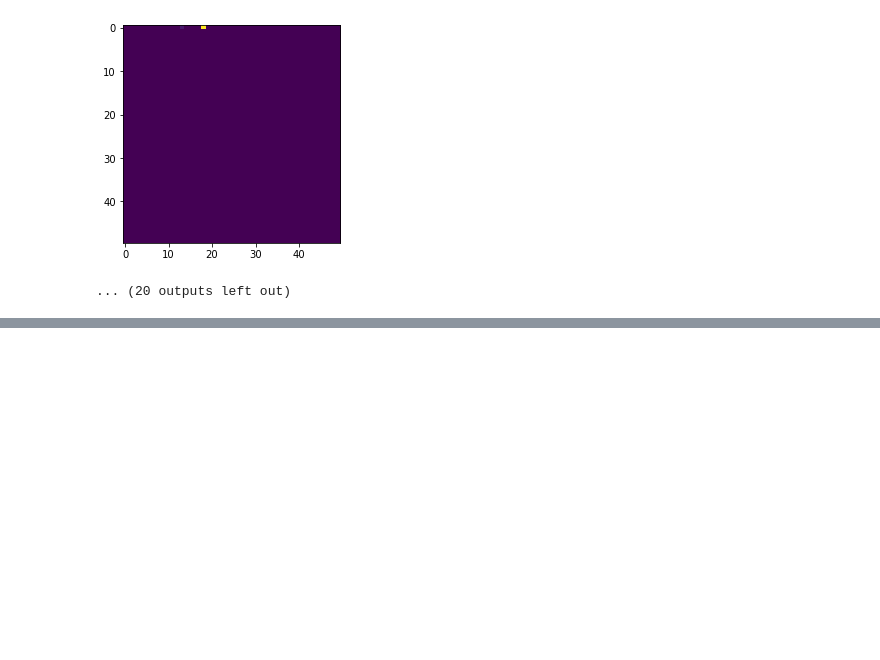
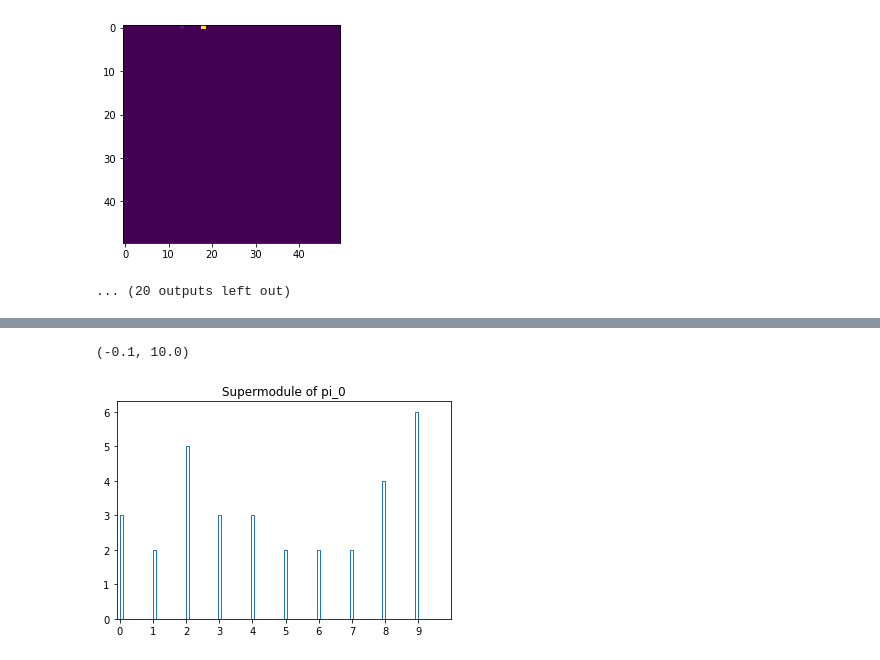
Before and after one commit to jhonerma/ML-Notebooks, a Jupyter notebook: DataQA/ROOT_test.ipynb, the cells around one changed output, grey strips where cells are left out. Saved outputs shown, nothing was run; the diff lists cells and outputs as text; code cells hidden in the pictures; blank space fills up the shorter version.

```diff
--- a/DataQA/ROOT_test.ipynb
+++ b/DataQA/ROOT_test.ipynb
@@ -60,0 +142,8 @@ Entries: 32
+# %%
+counts, bins, _ = plt.hist(pi0_df['ModuleNumber'], bins=100, histtype='step')
+plt.title('Supermodule of pi_0')
+plt.xticks(np.arange(0,10))
+plt.xlim(-0.1,10)
+# %% [output]
+(-0.1, 10.0)
+[figure, added]
```
Also changed, not shown: parts of 13 cells of this notebook.
